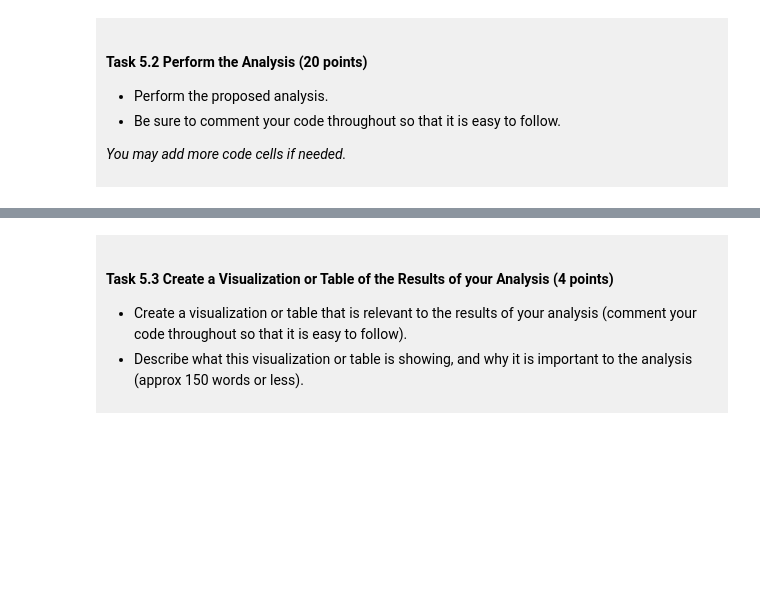
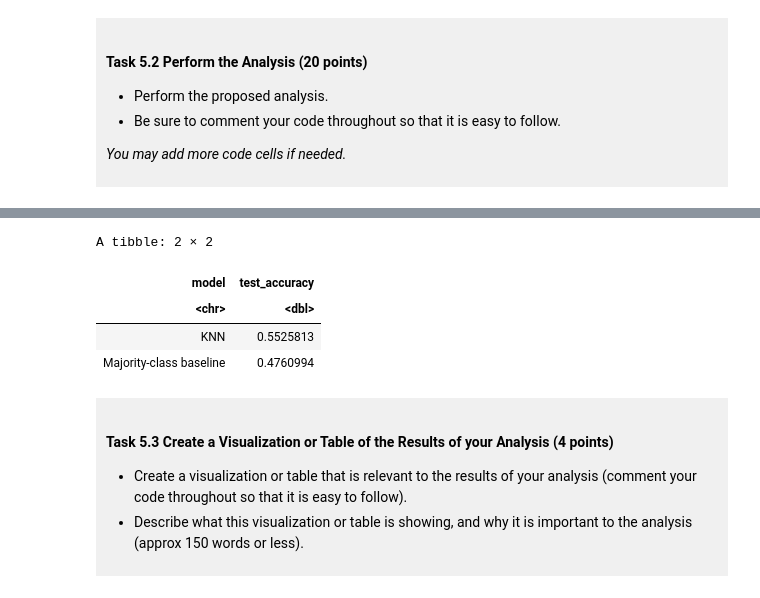
Before and after one commit to bettyzou/dsci-100-project-zihui-zou, a Jupyter notebook: dsci-100-project-notebook.ipynb, the cells around one changed output, grey strips where cells are left out. Cells and saved outputs as stored; diff of their text form; code cells hidden in the pictures; blank space fills up the shorter version.

```diff
--- a/dsci-100-project-notebook.ipynb
+++ b/dsci-100-project-notebook.ipynb
@@ -473,3 +591,30 @@ This is a *draft*, we require a commit at this stage but it does not need to be
+# %%
+# Identify the most common tournament finish in the training set.
+majority_finish <- basketball_train |>
+    count(tourney_finish, sort = TRUE) |>
+    slice(1) |>
+    pull(tourney_finish)
+
+# Calculate baseline accuracy on the same test set.
+baseline_accuracy <- mean(
+    basketball_test$tourney_finish == majority_finish
+)
+
+# Compare KNN accuracy with baseline accuracy.
+basketball_comparison <- tibble(
+    model = c("KNN", "Majority-class baseline"),
+    test_accuracy = c(
+        basketball_accuracy$.estimate,
+        baseline_accuracy
+    )
+)
+basketball_comparison
+# %% [output]
+A tibble: 2 × 2
+| model | test_accuracy |
+| <chr> | <dbl> |
+| KNN | 0.5525813 |
+| Majority-class baseline | 0.4760994 |
 # %% [markdown]
 <div style="background-color: #f0f0f0; padding: 10px;">
 
```
Also changed, not shown: parts of 10 cells of this notebook.
